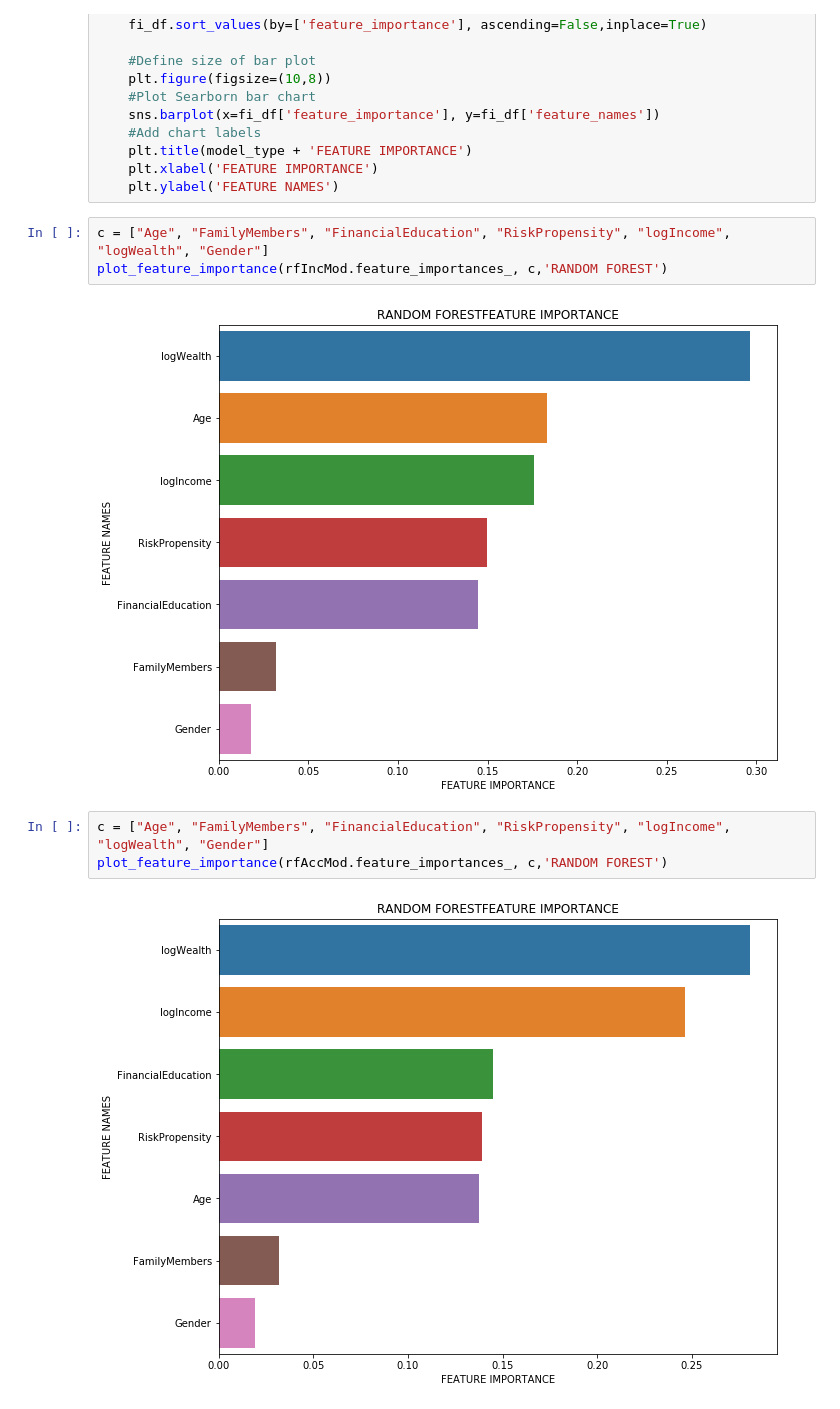
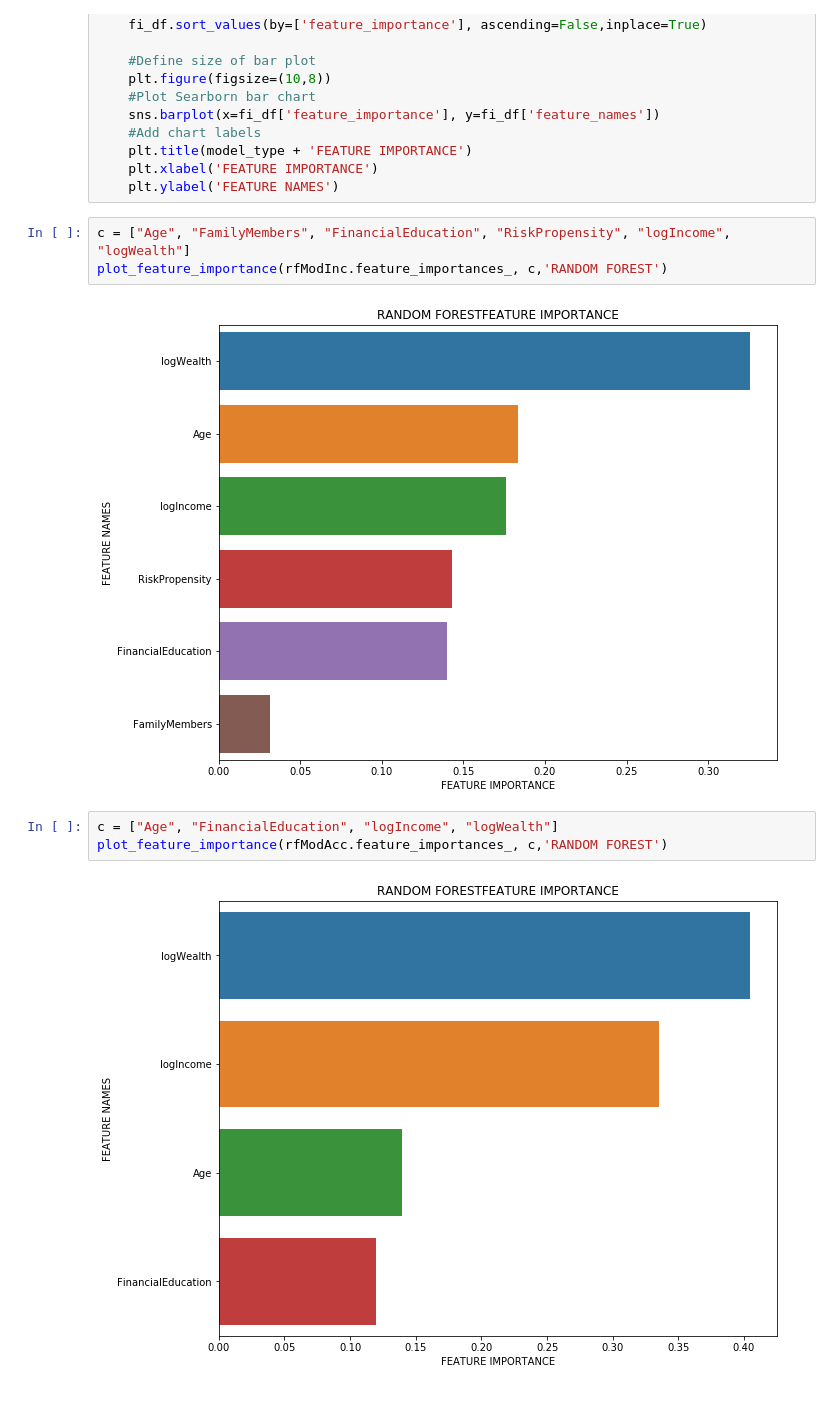
Before and after one commit to Emmalito/ML_BC2, a Jupyter notebook: src/3_Models.ipynb, the cells around one changed output. Saved outputs shown, nothing was run; the diff lists cells and outputs as text.

```diff
--- a/src/3_Models.ipynb
+++ b/src/3_Models.ipynb
@@ -668,12 +400,12 @@ def plot_feature_importance(importance,names,model_type):
     plt.xlabel('FEATURE IMPORTANCE')
     plt.ylabel('FEATURE NAMES')
 # %%
-c = ["Age", "FamilyMembers", "FinancialEducation", "RiskPropensity", "logIncome", "logWealth", "Gender"]
-plot_feature_importance(rfIncMod.feature_importances_, c,'RANDOM FOREST')
+c = ["Age", "FamilyMembers", "FinancialEducation", "RiskPropensity", "logIncome", "logWealth"]
+plot_feature_importance(rfModInc.feature_importances_, c,'RANDOM FOREST')
 # %% [output]
-[figure, old version]
+[figure, new version]
 # %%
-c = ["Age", "FamilyMembers", "FinancialEducation", "RiskPropensity", "logIncome", "logWealth", "Gender"]
-plot_feature_importance(rfAccMod.feature_importances_, c,'RANDOM FOREST')
+c = ["Age", "FinancialEducation", "logIncome", "logWealth"]
+plot_feature_importance(rfModAcc.feature_importances_, c,'RANDOM FOREST')
 # %% [output]
-[figure, old version]
+[figure, new version]
```
Also changed, not shown: parts of 87 cells of this notebook.
